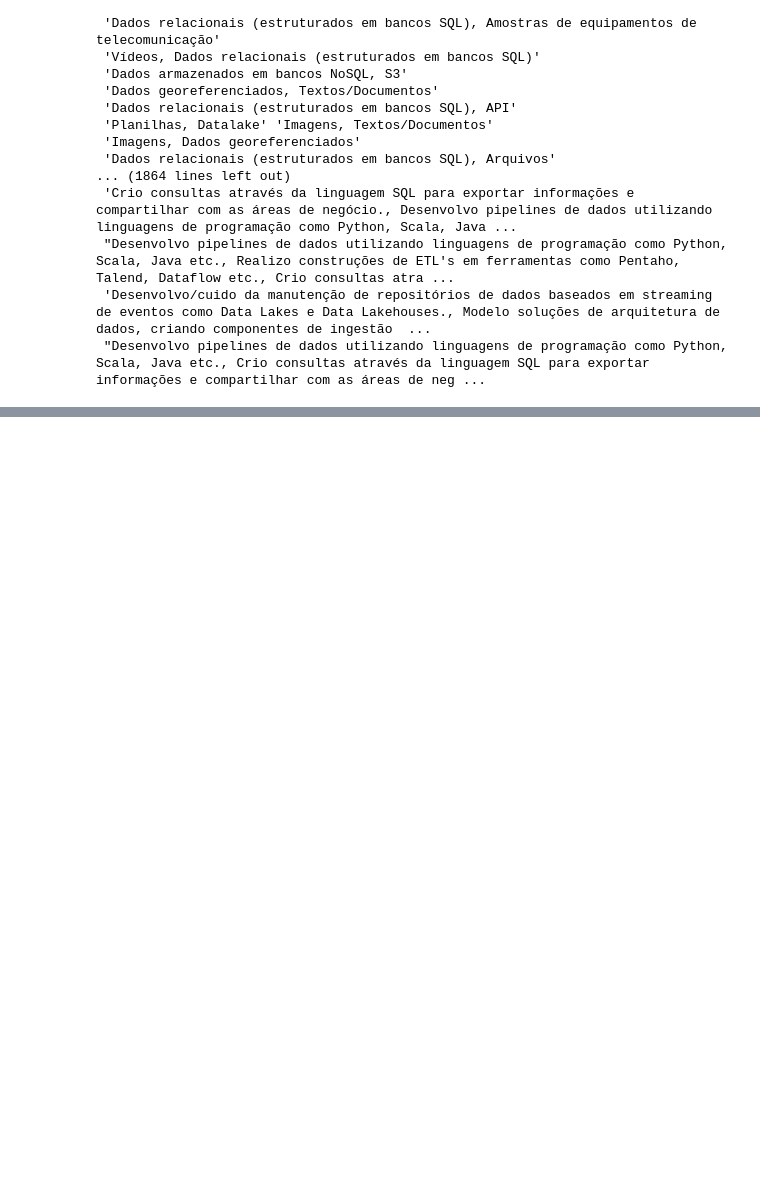
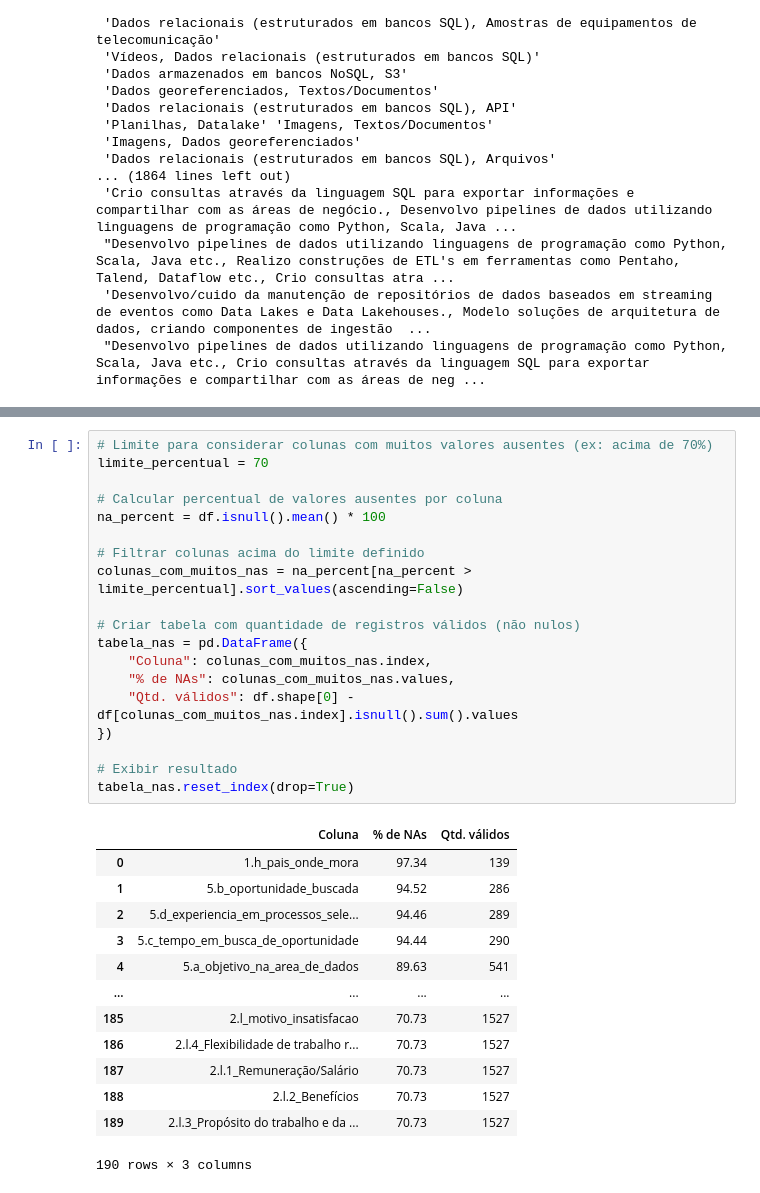
Before and after one commit to Apenas1Silva/SOData_2025, a Jupyter notebook: SOData24_25.ipynb, the cells around one changed output, grey strips where cells are left out. Drawn from its saved outputs; the diff is of its cells as text; blank space fills up the shorter version.

```diff
--- a/SOData24_25.ipynb
+++ b/SOData24_25.ipynb
@@ -138,0 +209,33 @@ A saída de streaming foi truncada nas últimas 5000 linhas.
+# %%
+# Limite para considerar colunas com muitos valores ausentes (ex: acima de 70%)
+limite_percentual = 70
+
+# Calcular percentual de valores ausentes por coluna
+na_percent = df.isnull().mean() * 100
+
+# Filtrar colunas acima do limite definido
+colunas_com_muitos_nas = na_percent[na_percent > limite_percentual].sort_values(ascending=False)
+
+# Criar tabela com quantidade de registros válidos (não nulos)
+tabela_nas = pd.DataFrame({
+    "Coluna": colunas_com_muitos_nas.index,
+    "% de NAs": colunas_com_muitos_nas.values,
+    "Qtd. válidos": df.shape[0] - df[colunas_com_muitos_nas.index].isnull().sum().values
+})
+
+# Exibir resultado
+tabela_nas.reset_index(drop=True)
+# %% [output]
+|  | Coluna | % de NAs | Qtd. válidos |
+| 0 | 1.h_pais_onde_mora | 97.34 | 139 |
+| 1 | 5.b_oportunidade_buscada | 94.52 | 286 |
+| 2 | 5.d_experiencia_em_processos_sele... | 94.46 | 289 |
+| 3 | 5.c_tempo_em_busca_de_oportunidade | 94.44 | 290 |
+| 4 | 5.a_objetivo_na_area_de_dados | 89.63 | 541 |
+| ... | ... | ... | ... |
+| 185 | 2.l_motivo_insatisfacao | 70.73 | 1527 |
+| 186 | 2.l.4_Flexibilidade de trabalho r... | 70.73 | 1527 |
+| 187 | 2.l.1_Remuneração/Salário | 70.73 | 1527 |
+| 188 | 2.l.2_Benefícios | 70.73 | 1527 |
+| 189 | 2.l.3_Propósito do trabalho e da ... | 70.73 | 1527 |
+190 rows × 3 columns
```
Also changed, not shown: parts of 14 cells of this notebook.
